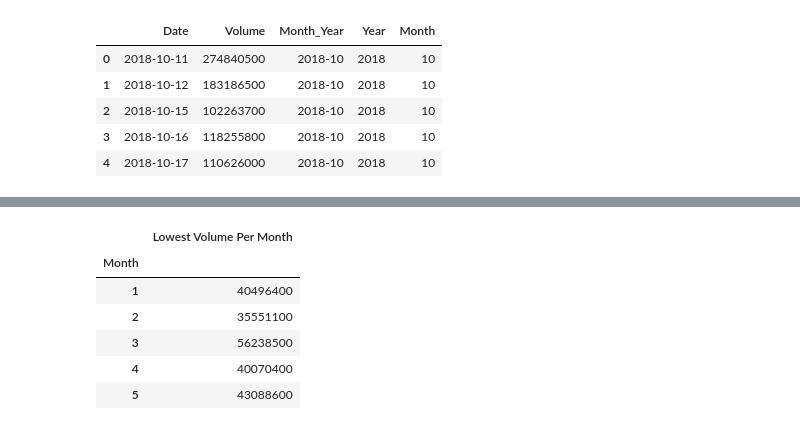
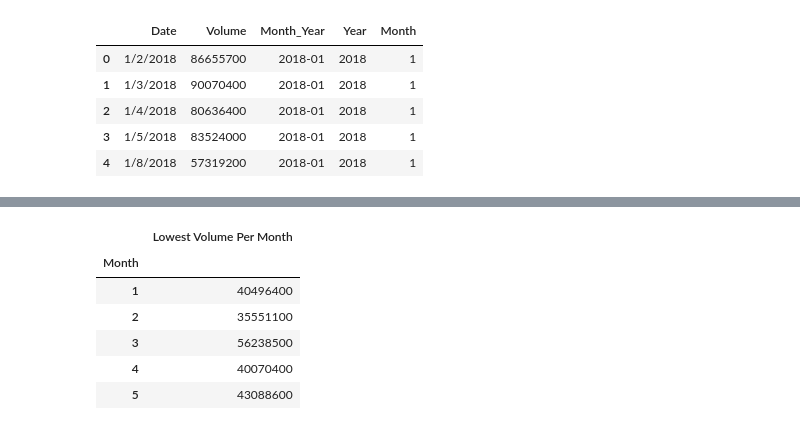
Before and after one commit to wesromero9/Project-1, a Jupyter notebook: spy volume.ipynb, the cells around one changed output, grey strips where cells are left out. Drawn from its saved outputs; the diff is of its cells as text; code cells hidden in the pictures.

```diff
--- a/spy volume.ipynb
+++ b/spy volume.ipynb
@@ -10,26 +10,26 @@ from bokeh.models.formatters import BasicTickFormatter
 [interactive output not drawn]
 # %%
 # Read in csv file path
-spy_csv = Path("CsvFiles/SPY.csv", parse_dates = ["Date"])
+spy_csv = Path("CsvFiles/SPY1.csv", parse_dates = ["Date"])
 
 # Read csv and make a new variable.
 spy = pd.read_csv(spy_csv)
 
 # Make new columns to find the month&year together, and Month and Year by itself
 spy['Month_Year'] = pd.to_datetime(spy['Date']).dt.to_period('M')
 spy['Year'] = pd.DatetimeIndex(spy['Date']).year
 spy['Month'] = pd.DatetimeIndex(spy['Date']).month
 
 # Drop the unecessary columns to clean up dataframe and show a few rows
 spy = spy.drop(columns = ["Open","High","Low","Close","Adj Close"],axis=1)
 spy.head()
 # %% [output]
 |  | Date | Volume | Month_Year | Year | Month |
-| 0 | 2018-10-11 | 274840500 | 2018-10 | 2018 | 10 |
-| 1 | 2018-10-12 | 183186500 | 2018-10 | 2018 | 10 |
-| 2 | 2018-10-15 | 102263700 | 2018-10 | 2018 | 10 |
-| 3 | 2018-10-16 | 118255800 | 2018-10 | 2018 | 10 |
-| 4 | 2018-10-17 | 110626000 | 2018-10 | 2018 | 10 |
+| 0 | 1/2/2018 | 86655700 | 2018-01 | 2018 | 1 |
+| 1 | 1/3/2018 | 90070400 | 2018-01 | 2018 | 1 |
+| 2 | 1/4/2018 | 80636400 | 2018-01 | 2018 | 1 |
+| 3 | 1/5/2018 | 83524000 | 2018-01 | 2018 | 1 |
+| 4 | 1/8/2018 | 57319200 | 2018-01 | 2018 | 1 |
 # %%
 # Find a Date using iloc
 vgt["Date"].iloc[1:3:2][5:7]
```
Also changed, not shown: parts of 8 cells of this notebook, 5 other files.
